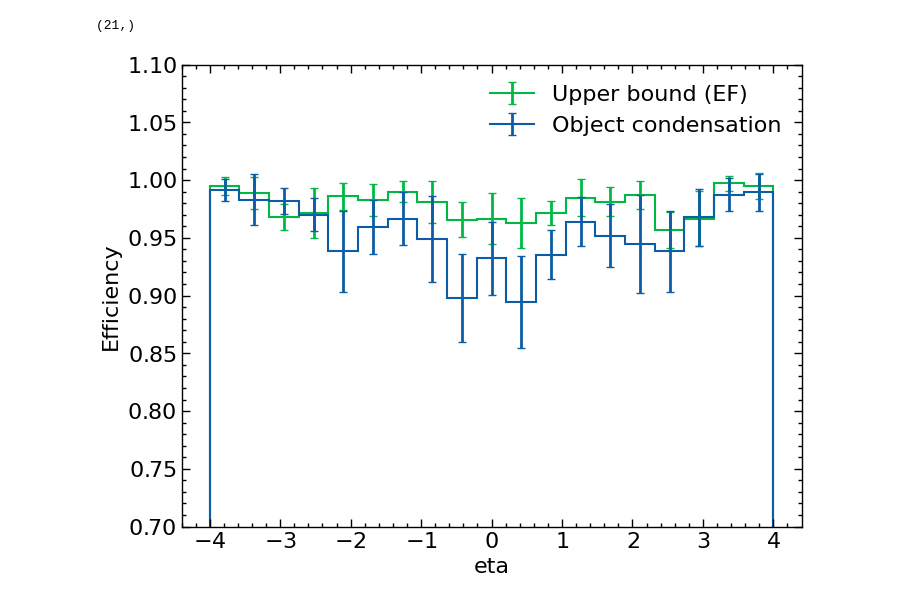
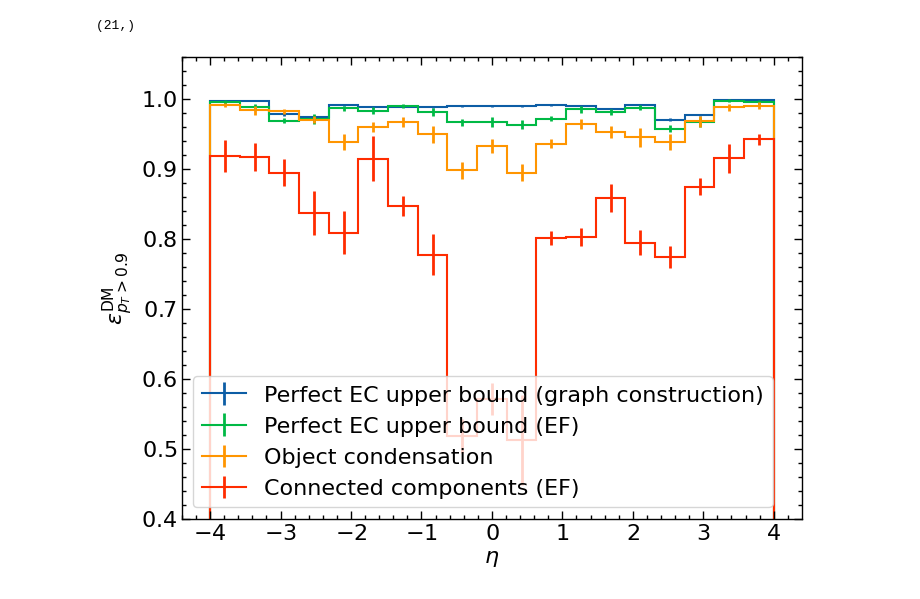
Before and after one commit to gnn-tracking/paper-plots, a Jupyter notebook: notebooks/030_performance_legacy.ipynb, the cells around one changed output. Saved outputs shown, nothing was run; the diff lists cells and outputs as text; code cells hidden in the pictures.

Commit message:
Fake plots

```diff
--- a/notebooks/030_performance_legacy.ipynb
+++ b/notebooks/030_performance_legacy.ipynb
@@ -397,12 +426,12 @@ vm["double_majority"].latex
 '$\\epsilon^{\\mathrm{DM}}$'
 # %%
 class PerformanceComparisonPlot(Plot):
-    def __init__(self, xs, var, x_label, **kwargs):
+    def __init__(self, xs, var, x_label, ylabel="Efficiency", **kwargs):
         super().__init__(**kwargs)
         self.xs = xs
         self.var = var
         self.ax.set_xlabel(x_label)
-        self.ax.set_ylabel("Efficiency")
+        self.ax.set_ylabel(ylabel)
         self._legend_items = []
 
     def plot_var(self, df, label, color):
@@ -411,11 +440,10 @@ class PerformanceComparisonPlot(Plot):
         bar = self.ax.errorbar(
             mids,
             self.var,
-            yerr=f"{self.var}_std",
+            yerr=f"{self.var}_err",
             ls="none",
             color=color,
             data=df,
-            capsize=3,
         )
         self._legend_items.append(((stairs, bar), label))
 
@@ -447,14 +475,18 @@ vs_eta_ul
 etas.shape
 # %% [output]
 (21,)
+# %%
+vs_eta_uul = pd.read_csv("/home/kl5675/Documents/23/git_sync/hyperparameter_optimization2/scripts/legacy/vs_eta_gc.csv")
+# %%
+vs_eta_cc = pd.read_csv("/home/kl5675/Documents/23/git_sync/hyperparameter_optimization2/scripts/legacy/vs_eta_cc.csv")
 # %%
-p = PerformanceComparisonPlot(xs=etas, var="double_majority", x_label=vm["eta"])
-p.ax.set_ylim(0.7, 1.1)
-# p.plot_var(df, label="Upper bound (graph construction)", color="C0")
-p.plot_var(vs_eta_ul, label="Upper bound (EF)", color="C1")
-# p.plot_var(vs_eta_ul, label="Connected components (EF)", color="C1")
-p.plot_var(vs_eta, label="Object condensation", color="C0")
-p.add_legend()
+p = PerformanceComparisonPlot(xs=etas, var="double_majority", x_label=vm["eta"].latex, ylabel=vm["double_majority_pt0.9"].latex)
+p.ax.set_ylim(0.4, 1.06)
+p.plot_var(vs_eta_uul, label="Perfect EC upper bound (graph construction)", color="C0")
+p.plot_var(vs_eta_ul, label="Perfect EC upper bound (EF)", color="C1")
+p.plot_var(vs_eta, label="Object condensation", color="C2")
+p.plot_var(vs_eta_cc, label="Connected components (EF)", color="C3")
+p.add_legend(loc="lower left", frameon=True)
 p.ax.get_figure().savefig("vs_eta_dm.pdf")
 # %% [output]
-[figure, old version]
+[figure, new version]
```
Also changed, not shown: parts of 10 cells of this notebook.
